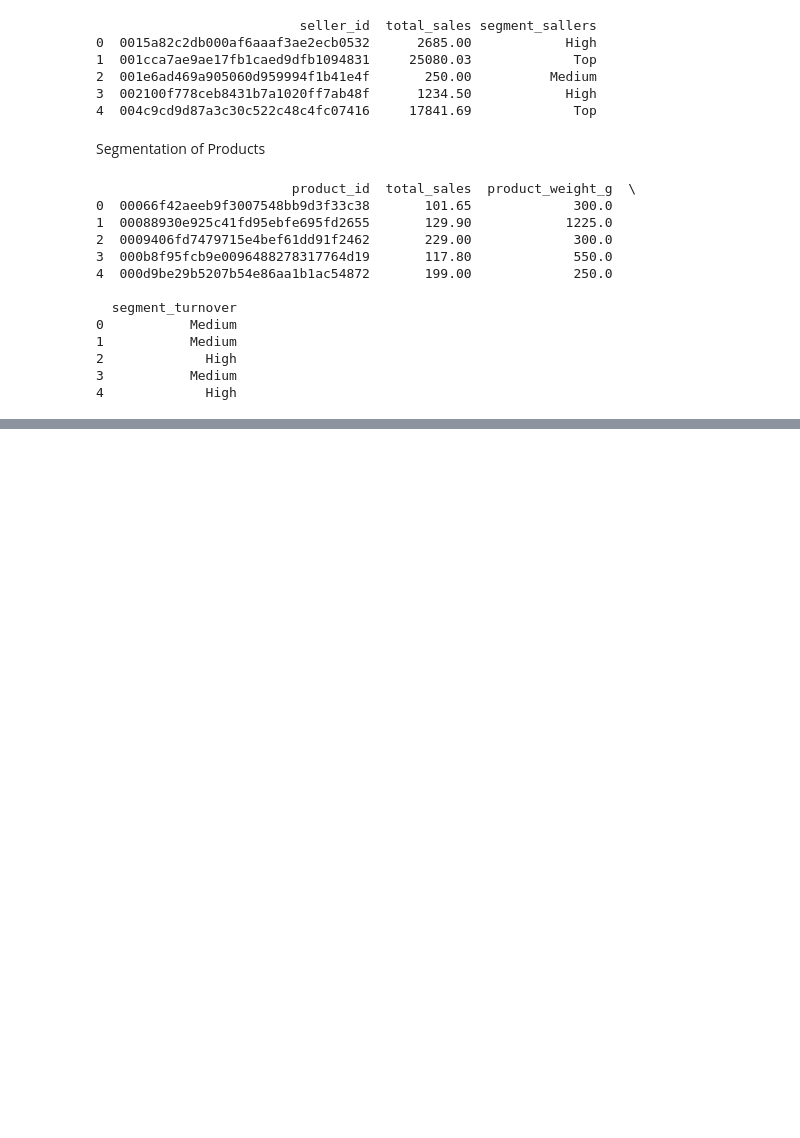
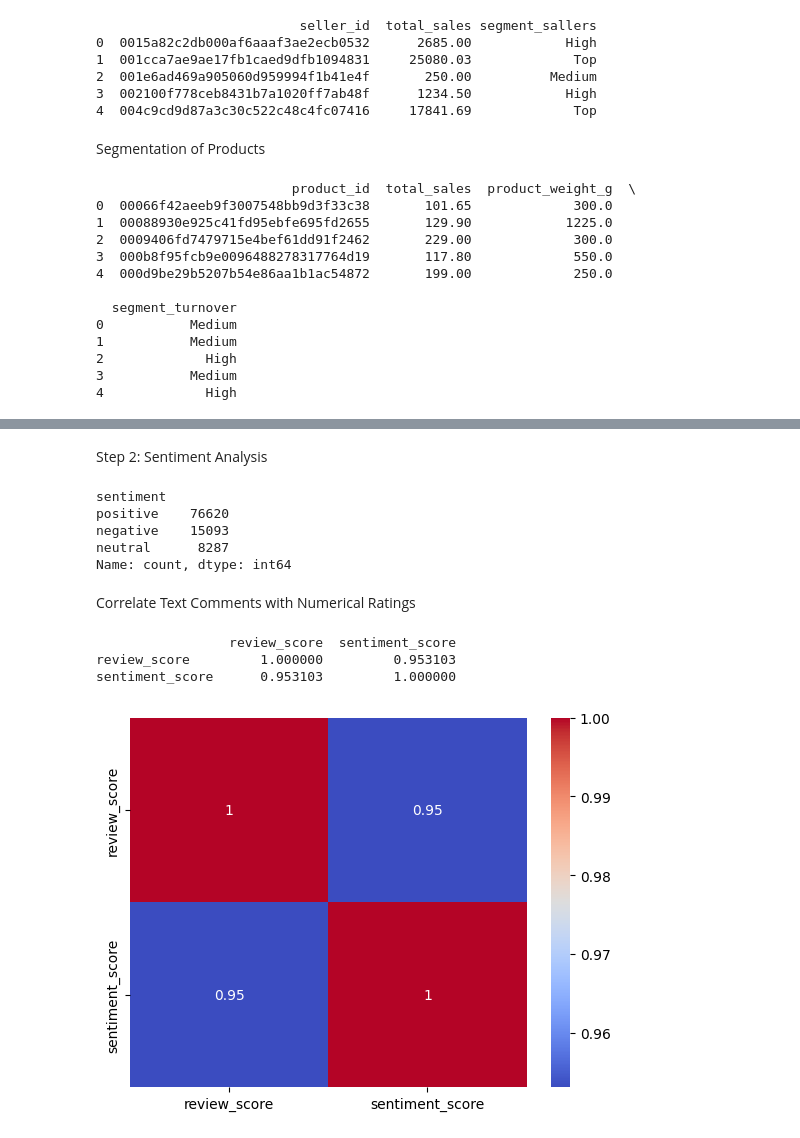
Before and after one commit to FroCode/TECHNICAL-TASK-YASA-1-LLC, a Jupyter notebook: notebooks/data/Analysis of sellers and products.ipynb, the cells around one changed output, grey strips where cells are left out. Drawn from its saved outputs; the diff is of its cells as text; code cells hidden in the pictures; blank space fills up the shorter version.

```diff
--- a/notebooks/data/Analysis of sellers and products.ipynb
+++ b/notebooks/data/Analysis of sellers and products.ipynb
@@ -438,0 +486,41 @@ product_sales.to_csv('../../Data/processed/product_sales_segment.csv', index=Fal
+# %% [markdown]
+Step 2: Sentiment Analysis
+# %%
+# Define a simple rule-based sentiment
+def classify_sentiment(score):
+    if score >= 4:
+        return 'positive'
+    elif score <= 2:
+        return 'negative'
+    else:
+        return 'neutral'
+
+# Apply sentiment classification
+reviews_df['sentiment'] = reviews_df['review_score'].apply(classify_sentiment)
+
+# Display the sentiment distribution
+print(reviews_df['sentiment'].value_counts())
+# %% [output]
+sentiment
+positive    76620
+negative    15093
+neutral      8287
+Name: count, dtype: int64
+# %% [markdown]
+Correlate Text Comments with Numerical Ratings
+# %%
+# Map sentiment to numerical values for correlation analysis
+reviews_df['sentiment_score'] = reviews_df['sentiment'].map({'positive': 1, 'neutral': 0, 'negative': -1})
+
+# Calculate correlation
+correlation_value = reviews_df[['review_score', 'sentiment_score']].corr()
+print(correlation_value)
+
+# Visualize the correlation
+sns.heatmap(correlation_value, annot=True, cmap='coolwarm')
+plt.show()
+# %% [output]
+                 review_score  sentiment_score
+review_score         1.000000         0.953103
+sentiment_score      0.953103         1.000000
+[figure, added]
```
Also changed, not shown: parts of 4 cells of this notebook, 6 other files.
